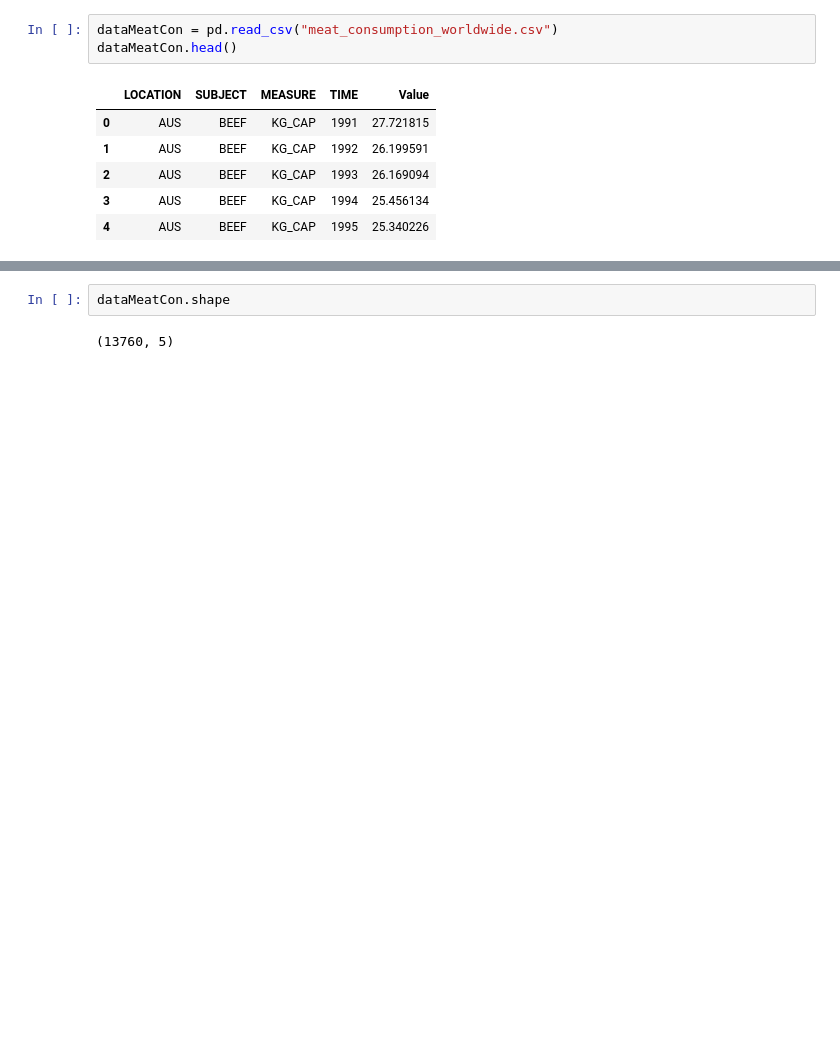
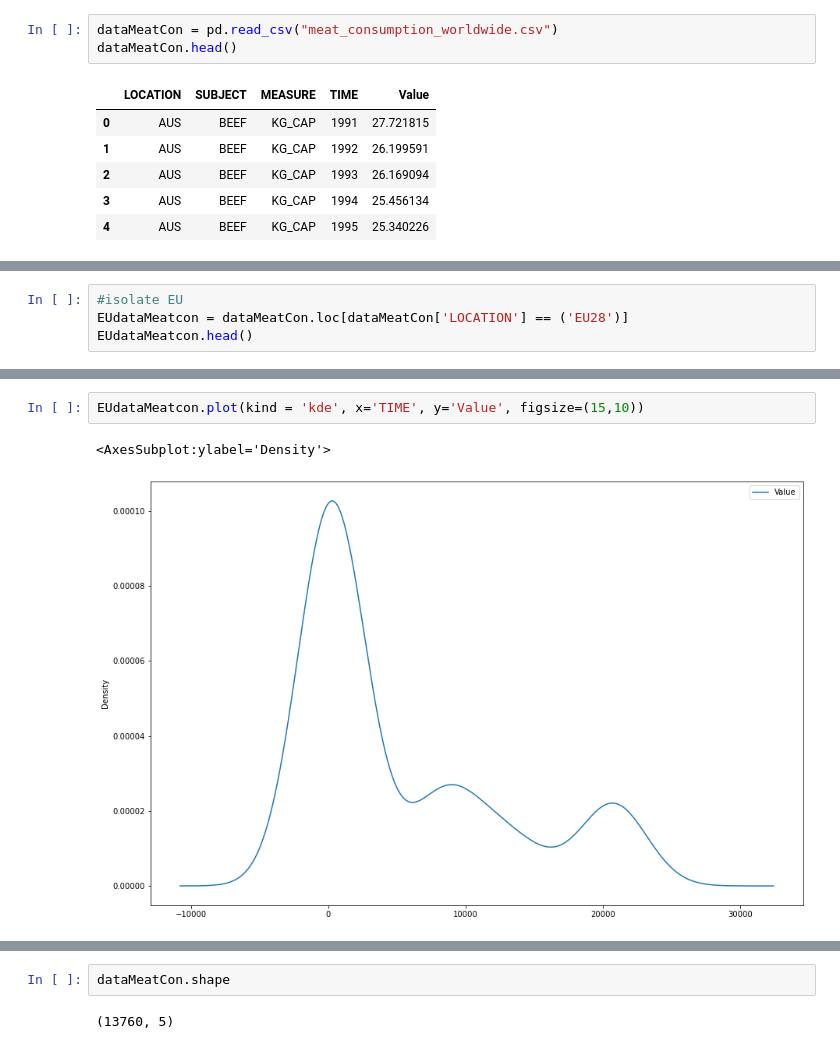
Before and after one commit to kellyc-j/MenuAssistance_project_y4, a Jupyter notebook: No. 2 Menu Assistance.ipynb, the cells around one changed output, grey strips where cells are left out. Drawn from its saved outputs; the diff is of its cells as text; blank space fills up the shorter version.

```diff
--- a/No. 2 Menu Assistance.ipynb
+++ b/No. 2 Menu Assistance.ipynb
@@ -172,0 +261,4 @@ Name: SUBJECT, dtype: int64
+# %%
+#isolate EU
+EUdataMeatcon = dataMeatCon.loc[dataMeatCon['LOCATION'] == ('EU28')]
+EUdataMeatcon.head()
@@ -172,0 +272,5 @@ Name: SUBJECT, dtype: int64
+# %%
+EUdataMeatcon.plot(kind = 'kde', x='TIME', y='Value', figsize=(15,10))
+# %% [output]
+<AxesSubplot:ylabel='Density'>
+[figure, added]
```
Also changed, not shown: parts of 31 cells of this notebook.
